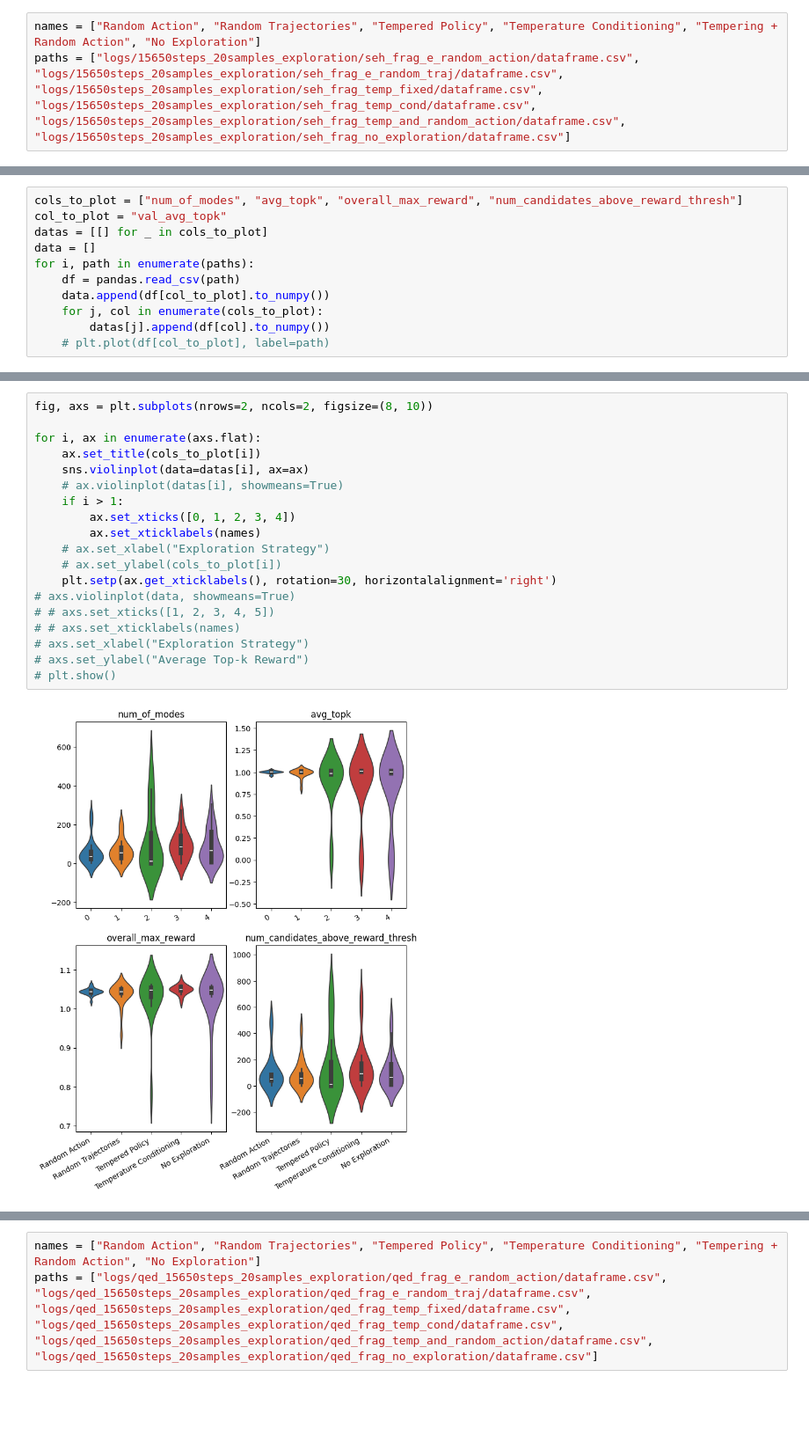
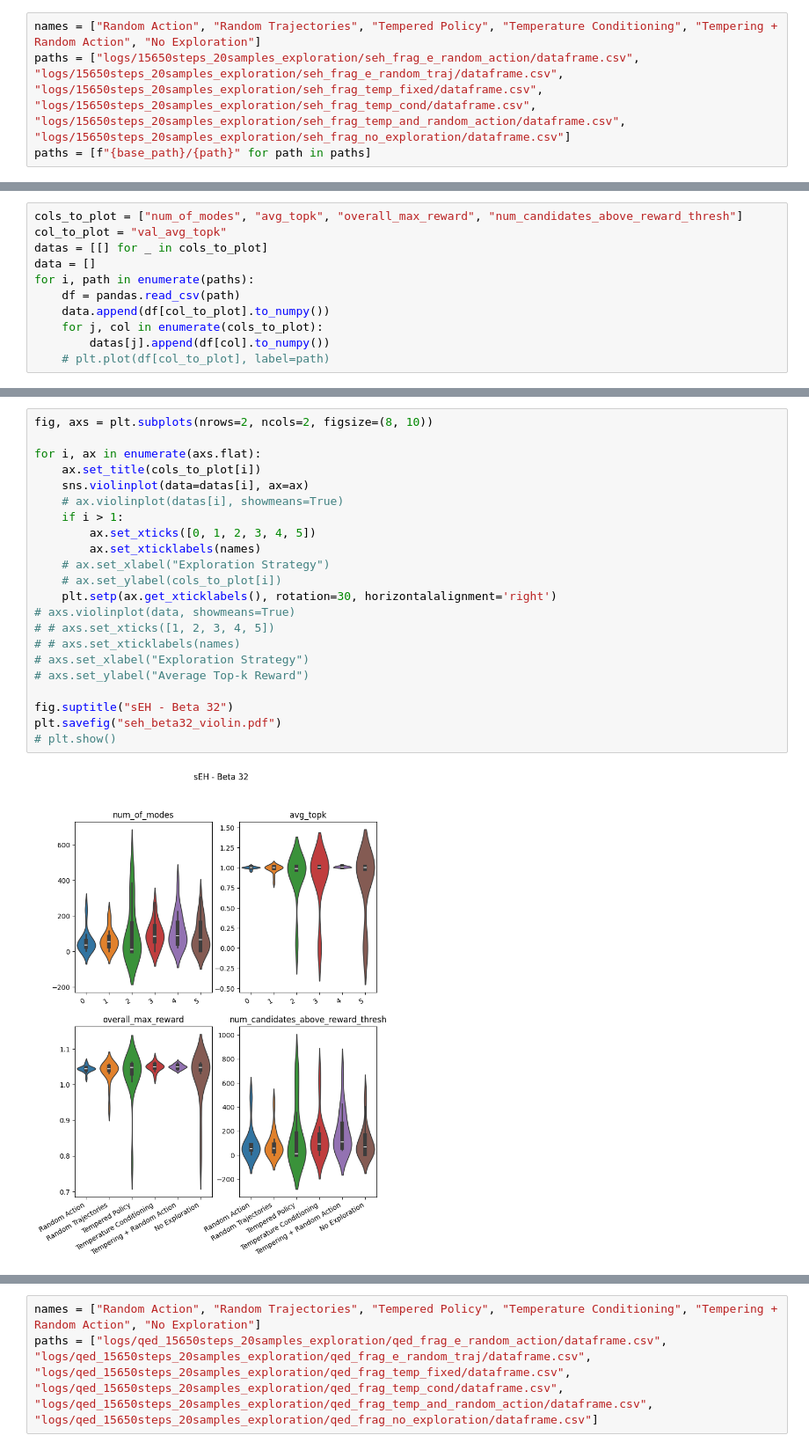
Before and after one commit to aanjaa/gflownet, a Jupyter notebook: plot_results.ipynb, the cells around one changed output, grey strips where cells are left out. Shown at 88% size. Saved outputs shown, nothing was run; the diff lists cells and outputs as text; blank space fills up the shorter version.

Commit message:
plotting update

```diff
--- a/plot_results.ipynb
+++ b/plot_results.ipynb
@@ -6,3 +8,4 @@ import seaborn as sns
 # %%
 names = ["Random Action", "Random Trajectories", "Tempered Policy", "Temperature Conditioning", "Tempering + Random Action", "No Exploration"]
 paths = ["logs/15650steps_20samples_exploration/seh_frag_e_random_action/dataframe.csv", "logs/15650steps_20samples_exploration/seh_frag_e_random_traj/dataframe.csv", "logs/15650steps_20samples_exploration/seh_frag_temp_fixed/dataframe.csv", "logs/15650steps_20samples_exploration/seh_frag_temp_cond/dataframe.csv", "logs/15650steps_20samples_exploration/seh_frag_temp_and_random_action/dataframe.csv", "logs/15650steps_20samples_exploration/seh_frag_no_exploration/dataframe.csv"]
+paths = [f"{base_path}/{path}" for path in paths]
@@ -42,21 +23,24 @@ data
 # %%
 fig, axs = plt.subplots(nrows=2, ncols=2, figsize=(8, 10))
 
 for i, ax in enumerate(axs.flat):
     ax.set_title(cols_to_plot[i])
     sns.violinplot(data=datas[i], ax=ax)
     # ax.violinplot(datas[i], showmeans=True)
     if i > 1:
-        ax.set_xticks([0, 1, 2, 3, 4])
+        ax.set_xticks([0, 1, 2, 3, 4, 5])
         ax.set_xticklabels(names)
     # ax.set_xlabel("Exploration Strategy")
     # ax.set_ylabel(cols_to_plot[i])
     plt.setp(ax.get_xticklabels(), rotation=30, horizontalalignment='right')
 # axs.violinplot(data, showmeans=True)
 # # axs.set_xticks([1, 2, 3, 4, 5])
 # # axs.set_xticklabels(names)
 # axs.set_xlabel("Exploration Strategy")
 # axs.set_ylabel("Average Top-k Reward")
+
+fig.suptitle("sEH - Beta 32")
+plt.savefig("seh_beta32_violin.pdf")
 # plt.show()
 # %% [output]
-[figure, old version]
+[figure, new version]
```
Also changed, not shown: parts of 11 cells of this notebook.
